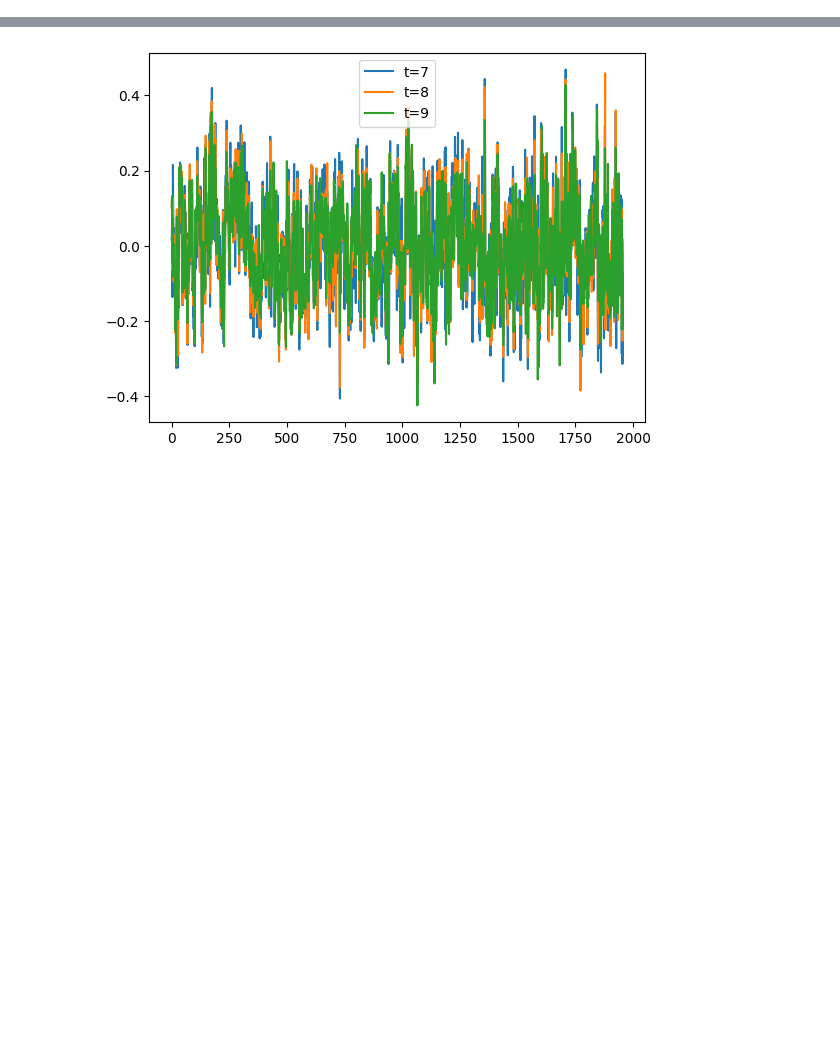
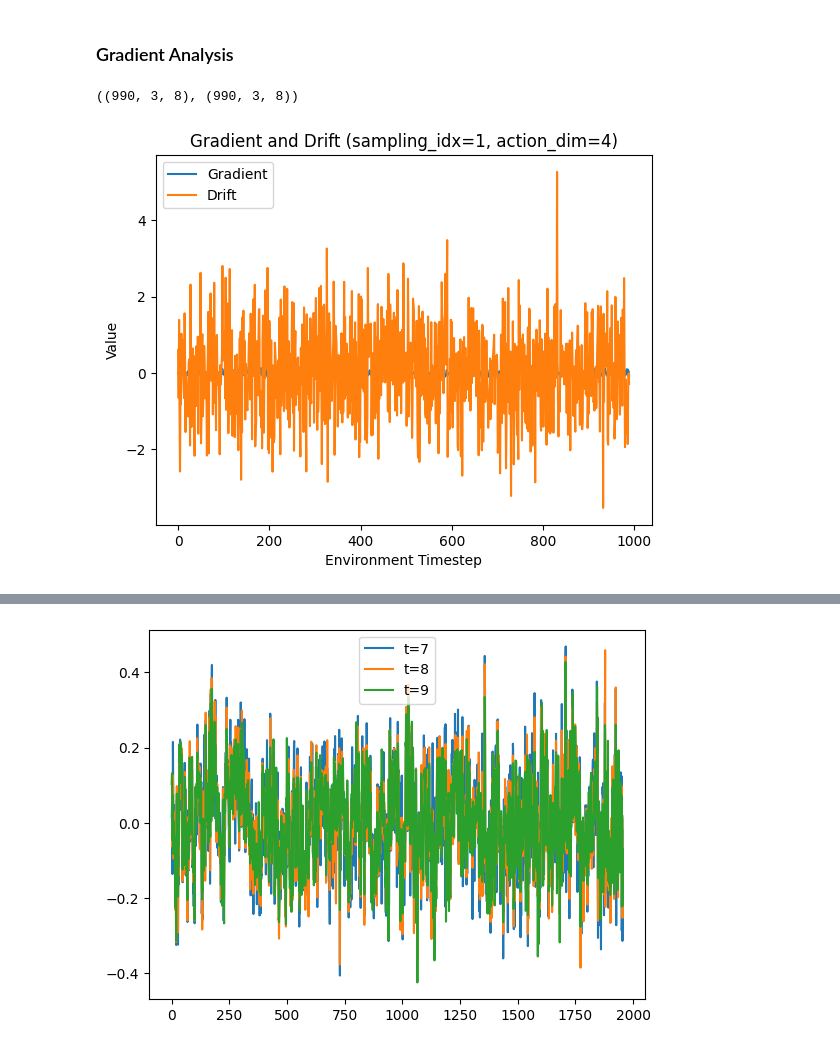
Before and after one commit to jaehyeokdoo2/qflow, a Jupyter notebook: eval_seed_test.ipynb, the cells around one changed output, grey strips where cells are left out. Cells and saved outputs as stored; diff of their text form; code cells hidden in the pictures; blank space fills up the shorter version.

```diff
--- a/eval_seed_test.ipynb
+++ b/eval_seed_test.ipynb
@@ -425,0 +1941,49 @@ cosine_sim_vals_by_coeff = load_json(cosine_sim_vals_path)
+# %% [markdown]
+### Gradient Analysis
+# %%
+task_idx = np.random.choice(success_idx)
+
+random.seed(dql_seed)
+np.random.seed(dql_seed)
+
+guidance_coeff = 0.1
+partial_guidance = 3
+
+diffusion_steps = 10
+gradient_vals = gradient_vals_by_episode[task_idx]
+gradient_vals = np.array(gradient_vals)
+
+
+drift_vals = drifts_by_episode[task_idx]
+drift_vals = np.array(drift_vals)
+
+extracted_guidance_vals = []
+extracted_drift_vals = []
+for t in trange(len(gradient_vals)):
+    sampling_traj = gradient_vals[t,-partial_guidance:]
+    extracted_guidance_vals.append(sampling_traj)
+    extracted_drift_vals.append(drift_vals[t,-partial_guidance:])
+
+extracted_guidance_vals = np.array(extracted_guidance_vals)
+extracted_drift_vals = np.array(extracted_drift_vals)
+extracted_guidance_vals.shape, extracted_drift_vals.shape
+# %% [output]
+((990, 3, 8), (990, 3, 8))
+# %%
+# Plot gradient and drift along the specified sampling_idx and action_dim
+
+sampling_idx = 1  # This selects which sampling_timestep you want to plot
+action_dim = 4    # This selects which action dimension you want to plot
+
+gradient_trace = extracted_guidance_vals[:, sampling_idx, action_dim]
+drift_trace = extracted_drift_vals[:, sampling_idx, action_dim]
+
+plt.plot(gradient_trace, label='Gradient')
+plt.plot(drift_trace, label='Drift')
+plt.title(f"Gradient and Drift (sampling_idx={sampling_idx}, action_dim={action_dim})")
+plt.xlabel("Environment Timestep")
+plt.ylabel("Value")
+plt.legend()
+plt.show()
+# %% [output]
+[figure, added]
```
Also changed, not shown: parts of 78 cells of this notebook, 16 other files.
